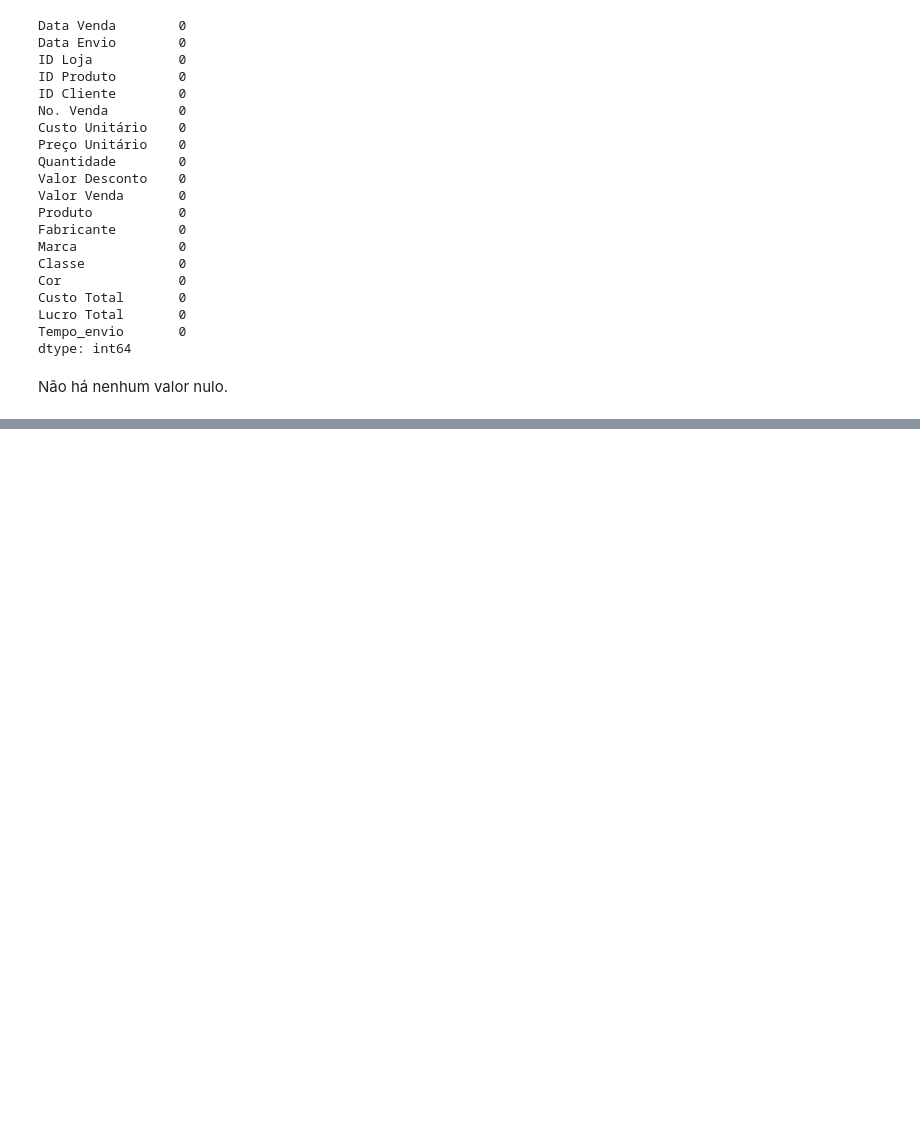
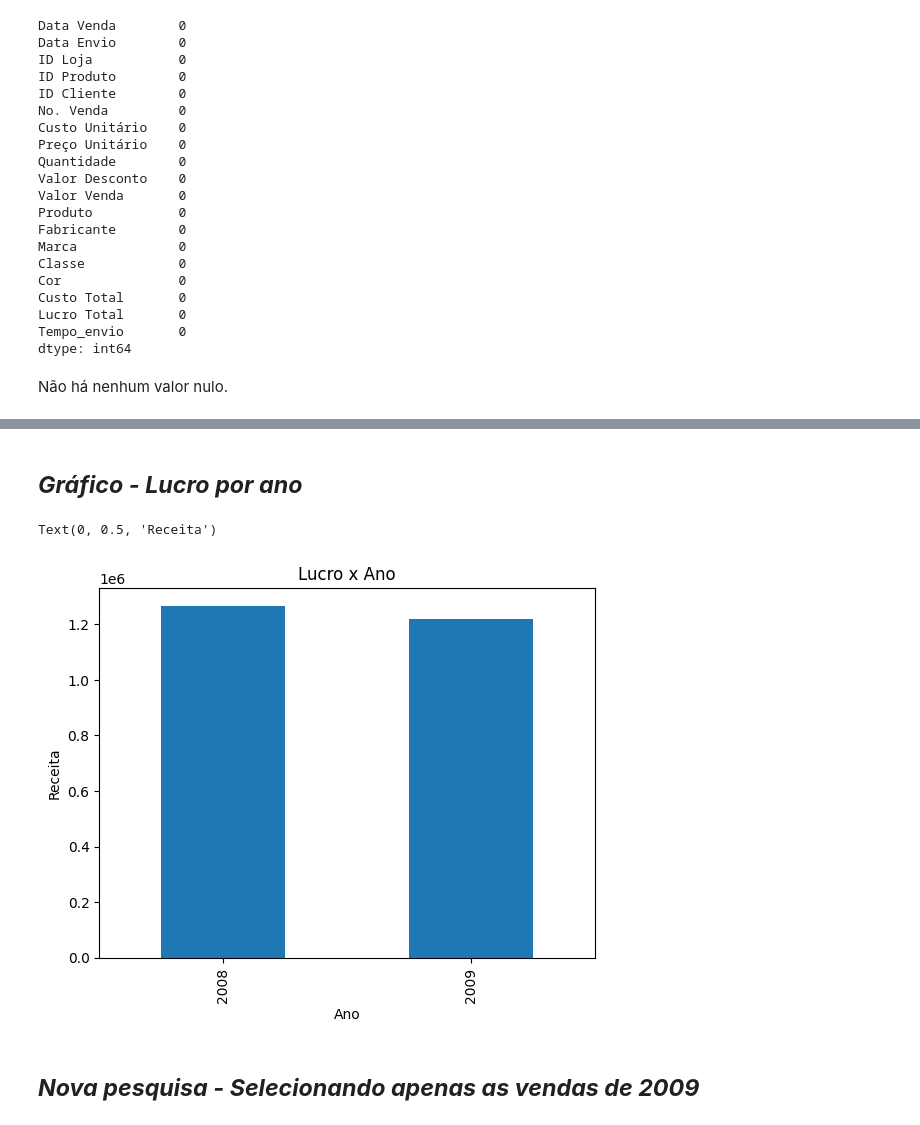
Before and after one commit to Felipe-Magalhaes-A-Carneiro/analise_de_dados-python_pandas, a Jupyter notebook: Notebooks/03-analise_exploratoria.ipynb, the cells around one changed output, grey strips where cells are left out. Drawn from its saved outputs; the diff is of its cells as text; code cells hidden in the pictures; blank space fills up the shorter version.

```diff
--- a/Notebooks/03-analise_exploratoria.ipynb
+++ b/Notebooks/03-analise_exploratoria.ipynb
@@ -223,0 +266,11 @@ Não há nenhum valor nulo.
+# %% [markdown]
+## ***Gráfico - Lucro por ano***
+# %%
+df.groupby(df["Data Venda"].dt.year)["Custo Total"].sum().plot.bar(title = "Lucro x Ano")
+plt.xlabel("Ano")
+plt.ylabel("Receita")
+# %% [output]
+Text(0, 0.5, 'Receita')
+[figure, added]
+# %% [markdown]
+## ***Nova pesquisa - Selecionando apenas as vendas de 2009***
```
Also changed, not shown: parts of 21 cells of this notebook.
